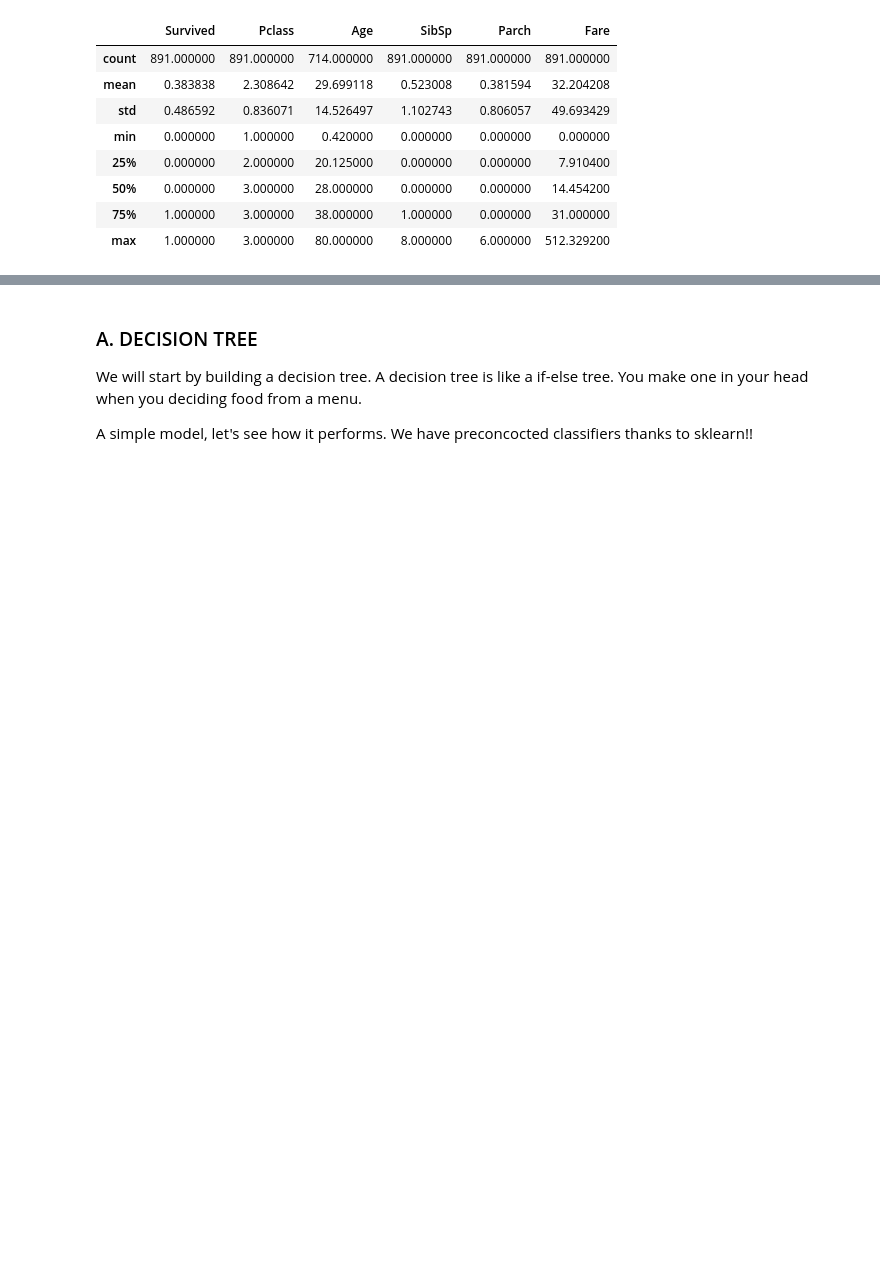
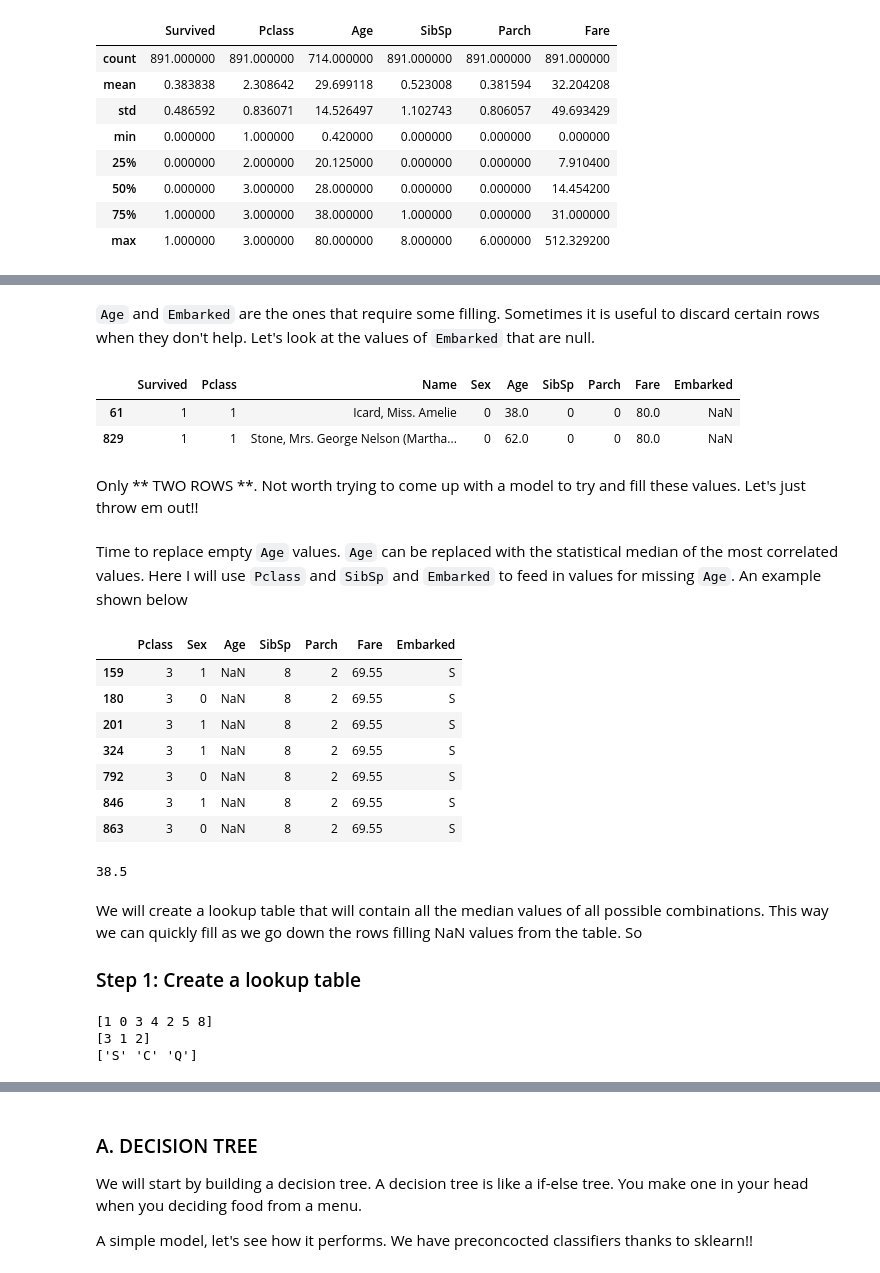
Before and after one commit to ShubhangG/ML-Workshop-for-THW, a Jupyter notebook: THW Machine learning tutorial.ipynb, the cells around one changed output, grey strips where cells are left out. Saved outputs shown, nothing was run; the diff lists cells and outputs as text; code cells hidden in the pictures; blank space fills up the shorter version.

```diff
--- a/THW Machine learning tutorial.ipynb
+++ b/THW Machine learning tutorial.ipynb
@@ -175,0 +257,11 @@ train_dat.describe()
+# %% [markdown]
+`Age` and `Embarked` are the ones that require some filling. Sometimes it is useful to discard certain rows when they don't help. Let's look at the values of `Embarked` that are null.
+# %%
+#This will tell you all the rows that are null
+train_dat[train_dat["Embarked"].isnull()]
+# %% [output]
+|  | Survived | Pclass | Name | Sex | Age | SibSp | Parch | Fare | Embarked |
+| 61 | 1 | 1 | Icard, Miss. Amelie | 0 | 38.0 | 0 | 0 | 80.0 | NaN |
+| 829 | 1 | 1 | Stone, Mrs. George Nelson (Martha... | 0 | 62.0 | 0 | 0 | 80.0 | NaN |
+# %% [markdown]
+Only ** TWO ROWS **. Not worth trying to come up with a model to try and fill these values. Let's just throw em out!!
@@ -175,0 +271,35 @@ train_dat.describe()
+# %% [markdown]
+Time to replace empty `Age` values.
+`Age` can be replaced with the statistical median of the most correlated values. Here I will use `Pclass` and `SibSp` and `Embarked` to feed in values for missing `Age`. An example shown below
+# %%
+#Let's take a particular combinaiton of SibSp, Pclass and Embarked, in this case
+sub = ((X_["SibSp"] == 0) & (X_["Pclass"] == 1) & (X_["Embarked"]== "S"))
+X_[sub]
+# %% [output]
+|  | Pclass | Sex | Age | SibSp | Parch | Fare | Embarked |
+| 159 | 3 | 1 | NaN | 8 | 2 | 69.55 | S |
+| 180 | 3 | 0 | NaN | 8 | 2 | 69.55 | S |
+| 201 | 3 | 1 | NaN | 8 | 2 | 69.55 | S |
+| 324 | 3 | 1 | NaN | 8 | 2 | 69.55 | S |
+| 792 | 3 | 0 | NaN | 8 | 2 | 69.55 | S |
+| 846 | 3 | 1 | NaN | 8 | 2 | 69.55 | S |
+| 863 | 3 | 0 | NaN | 8 | 2 | 69.55 | S |
+# %%
+#The NaN's above you see will be replaced by the median value as below
+X_[sub]["Age"].median()
+# %% [output]
+38.5
+# %% [markdown]
+We will create a lookup table that will contain all the median values of all possible combinations. This way we can quickly fill as we go down the rows filling NaN values from the table.
+So
+
+### Step 1: Create a lookup table ###
+# %%
+#Let's look at the different values of each column
+print(X_["SibSp"].unique())
+print(X_["Pclass"].unique())
+print(X_["Embarked"].unique())
+# %% [output]
+[1 0 3 4 2 5 8]
+[3 1 2]
+['S' 'C' 'Q']
```
Also changed, not shown: parts of 22 cells of this notebook.
